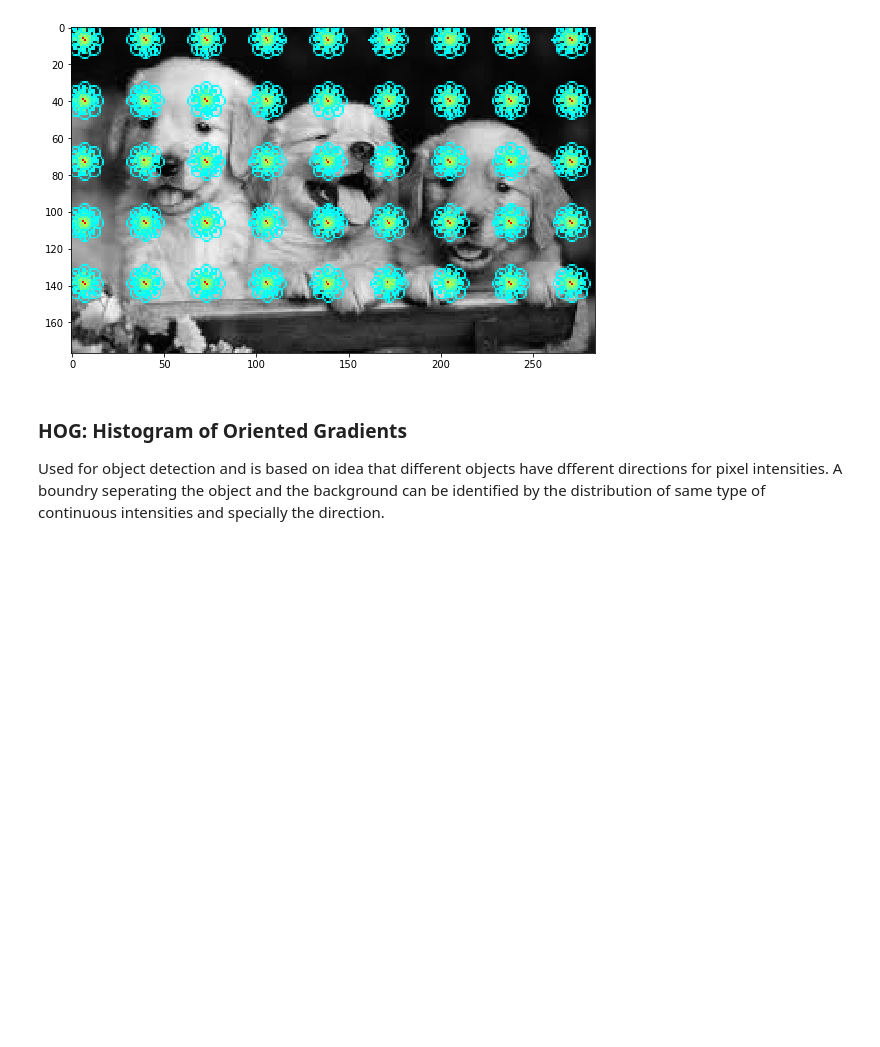
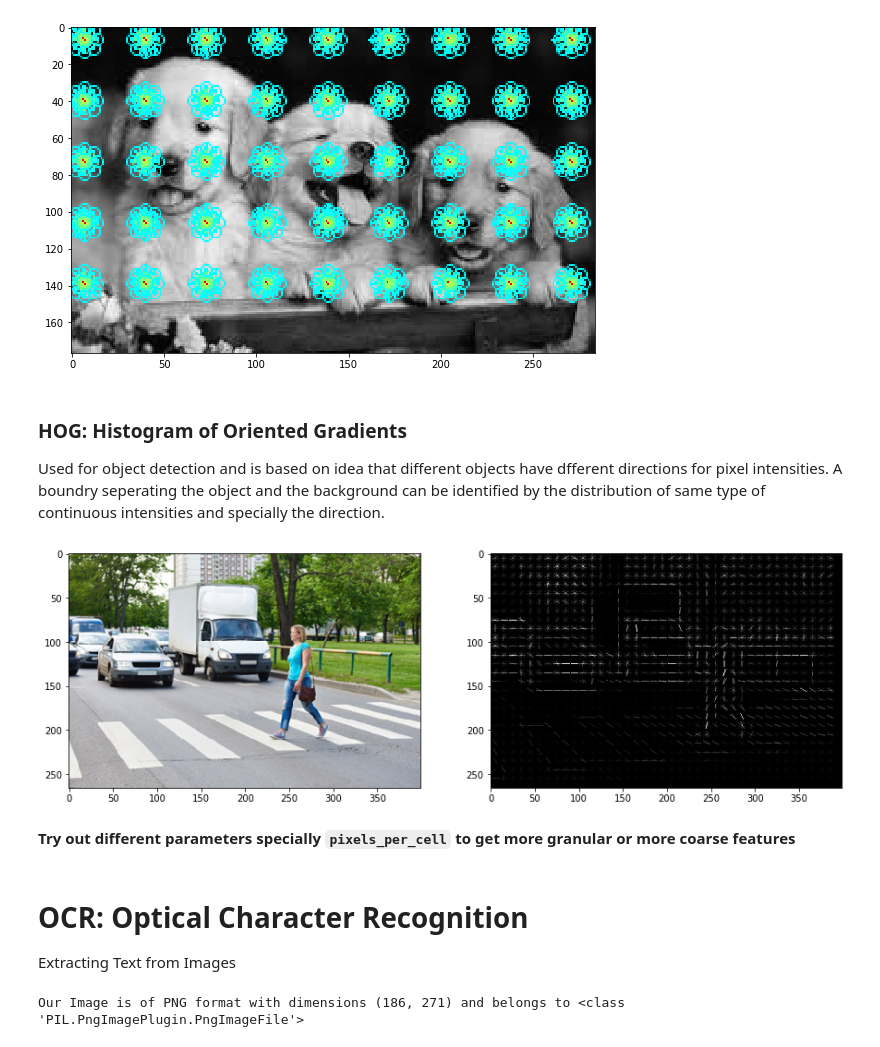
Before and after one commit to deshwalmahesh/Image-Processing, a Jupyter notebook: Image Processing.ipynb, the cells around one changed output. Saved outputs shown, nothing was run; the diff lists cells and outputs as text; code cells hidden in the pictures; blank space fills up the shorter version.

```diff
--- a/Image Processing.ipynb
+++ b/Image Processing.ipynb
@@ -376,3 +383,30 @@ plt.imshow(desc_img)
 # %% [markdown]
 ### HOG: Histogram of Oriented Gradients
 Used for object detection and is based on idea that different objects have dfferent directions for pixel intensities. A boundry seperating the object and the background can be identified by the distribution of same type of continuous intensities and specially the direction.
+# %%
+pedestrian = skimage.io.imread('single pad.jpg')
+
+feature_descriptors, feat_image = feature.hog(pedestrian,visualize=True,multichannel=True,
+                                             pixels_per_cell=(10,10),cells_per_block=(4,4),
+                                              block_norm='L2-Hys')
+
+#feat_image = skimage.exposure.rescale_intensity(feat_image,in_range=(0,50))
+# normalize the pixel intensity ranges
+
+f,ax = plt.subplots(1,2,figsize=(15,6))
+ax[0].imshow(pedestrian)
+ax[1].imshow(feat_image,cmap='gray')
+plt.show()
+# %% [output]
+[figure, added]
+# %% [markdown]
+**Try out different parameters specially `pixels_per_cell` to get more granular or more coarse features**
+# %% [markdown]
+# OCR: Optical Character Recognition
+Extracting Text from Images
+# %%
+img = Image.open('quote.png')
+print(f'Our Image is of {img.format} format with dimensions {img.size} and belongs to {type(img)}')
+# it is not a numpy array
+# %% [output]
+Our Image is of PNG format with dimensions (186, 271) and belongs to <class 'PIL.PngImagePlugin.PngImageFile'>
```
Also changed, not shown: parts of 14 cells of this notebook, 5 other files.
